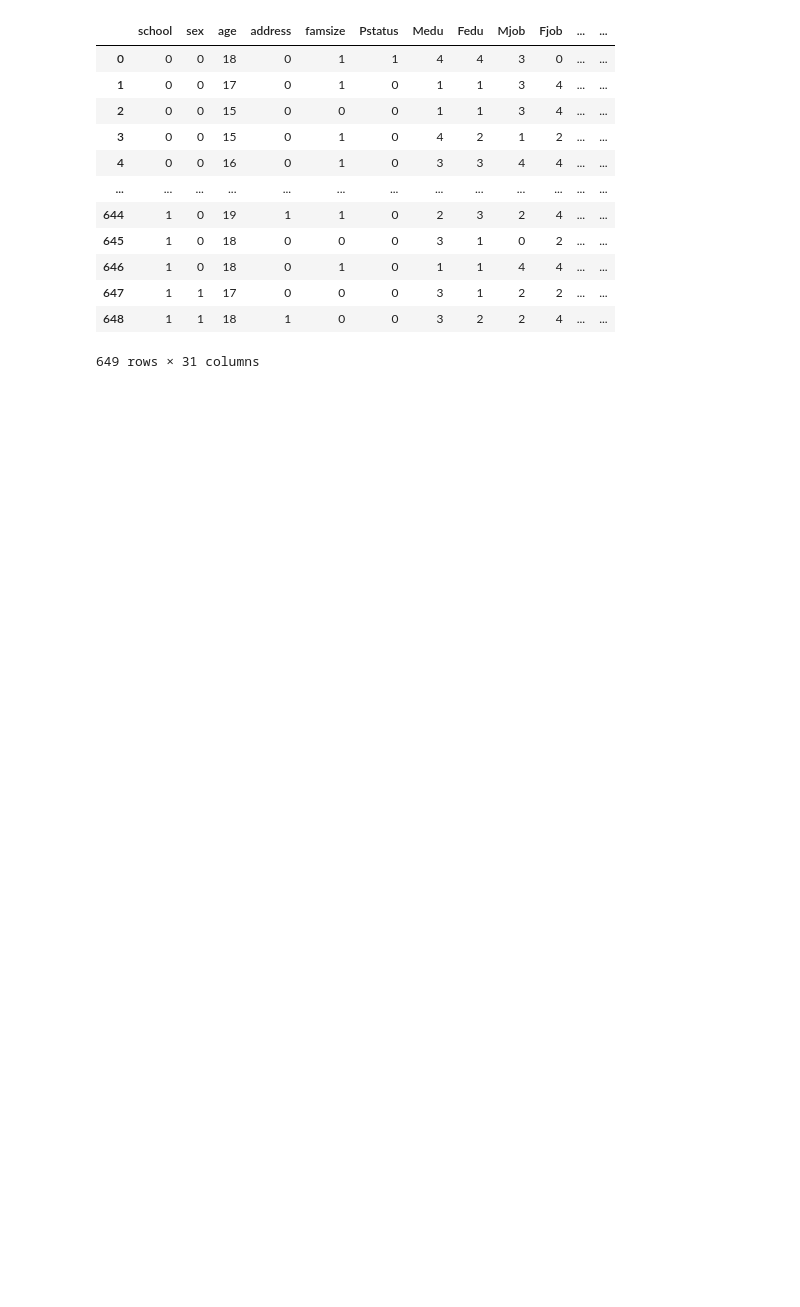
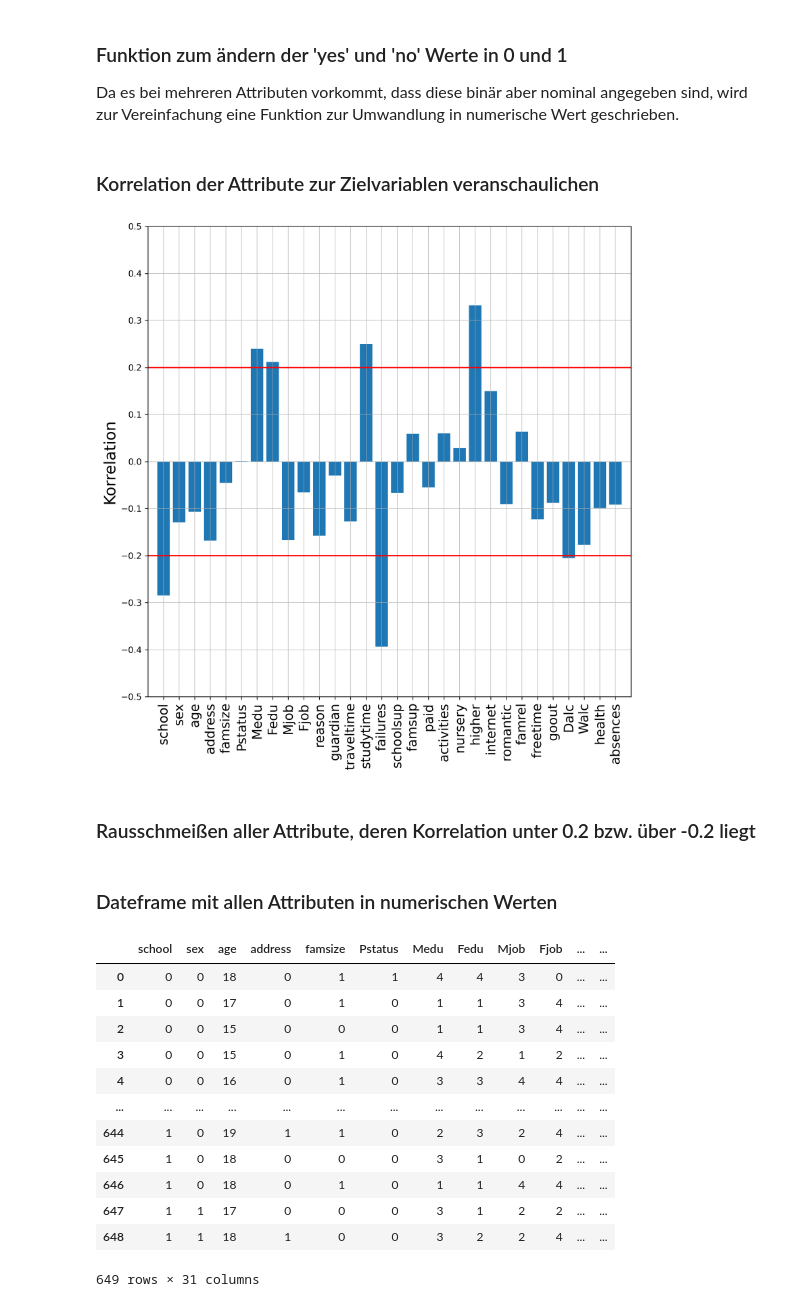
Before and after one commit to Corinne5/ProgPrak, a Jupyter notebook: Datenanpassung_ProgPrak.ipynb, the cells around one changed output. Cells and saved outputs as stored; diff of their text form; code cells hidden in the pictures; blank space fills up the shorter version.

```diff
--- a/Datenanpassung_ProgPrak.ipynb
+++ b/Datenanpassung_ProgPrak.ipynb
@@ -4,0 +13,3 @@ studierende = pd.read_csv("studierende_portugiesisch.csv", sep = ";")
+# %% [markdown]
+### Funktion zum ändern der  'yes' und 'no' Werte in 0 und 1
+<font size = 3>Da es bei mehreren Attributen vorkommt, dass diese binär aber nominal angegeben sind, wird zur Vereinfachung eine Funktion zur Umwandlung in numerische Wert geschrieben.
@@ -5,5 +25,5 @@ studierende = pd.read_csv("studierende_portugiesisch.csv", sep = ";")
 # %%
-def dataframe(studierende):
+def nom_to_num(studierende):
 
     df_studierende = studierende.drop(columns = ['G1', 'G2'])
 
@@ -60,3 +80,5 @@ def dataframe(studierende):
     df_studierende['romantic'] = df_studierende['romantic'].apply(yes_no)
 
     return df_studierende
+
+df_studierende = nom_to_num(studierende)
@@ -72,2 +85,35 @@ def yes_no(value):
+# %% [markdown]
+### Korrelation der Attribute zur Zielvariablen veranschaulichen
+# %%
+def show_correlation(df, col):
+
+    #berechne Korrelation zu col
+    corr = df.corr()[col]
+
+    # col entfernen für darstellung
+    corr = corr.drop(col)
+
+    # plot
+    plt.figure(dpi=300, figsize=(10,10))
+    plt.grid(linewidth = 0.5)
+
+    #Grenze ziehen für Attribute die mit reingenommen werden
+    plt.plot([-1,len(corr.index)], [0.2,0.2], 'r')
+    plt.plot([-1,len(corr.index)], [-0.2,-0.2], 'r')
+
+    plt.bar(corr.index , corr)
+
+    plt.ylabel("Korrelation", fontsize = 18)
+    plt.xlim([-1,len(corr.index)])
+
+    plt.xticks(np.arange(0, len(corr.index), 1), corr.index, rotation=90, fontsize = 15)
+    plt.yticks(np.arange(-0.5,0.6,0.1))
+    plt.show()
+
+show_correlation(df_studierende, 'G3')
+# %% [output]
+[figure, added]
+# %% [markdown]
+### Rausschmeißen aller Attribute, deren Korrelation unter 0.2 bzw. über -0.2 liegt
 # %%
 def drop(df_studierende):
@@ -79,3 +125,5 @@ def drop(df_studierende):
 
     return df_studierende
+# %% [markdown]
+### Dateframe mit allen Attributen in numerischen Werten
 # %%
```
Also changed, not shown: parts of 10 cells of this notebook, 3 other files.
